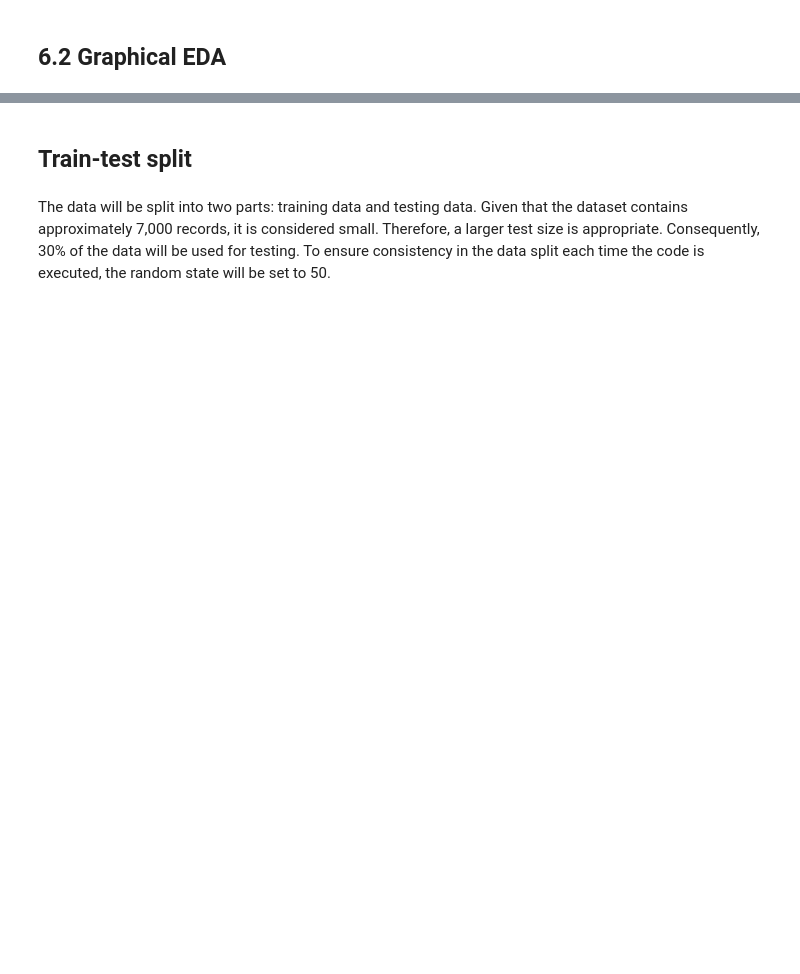
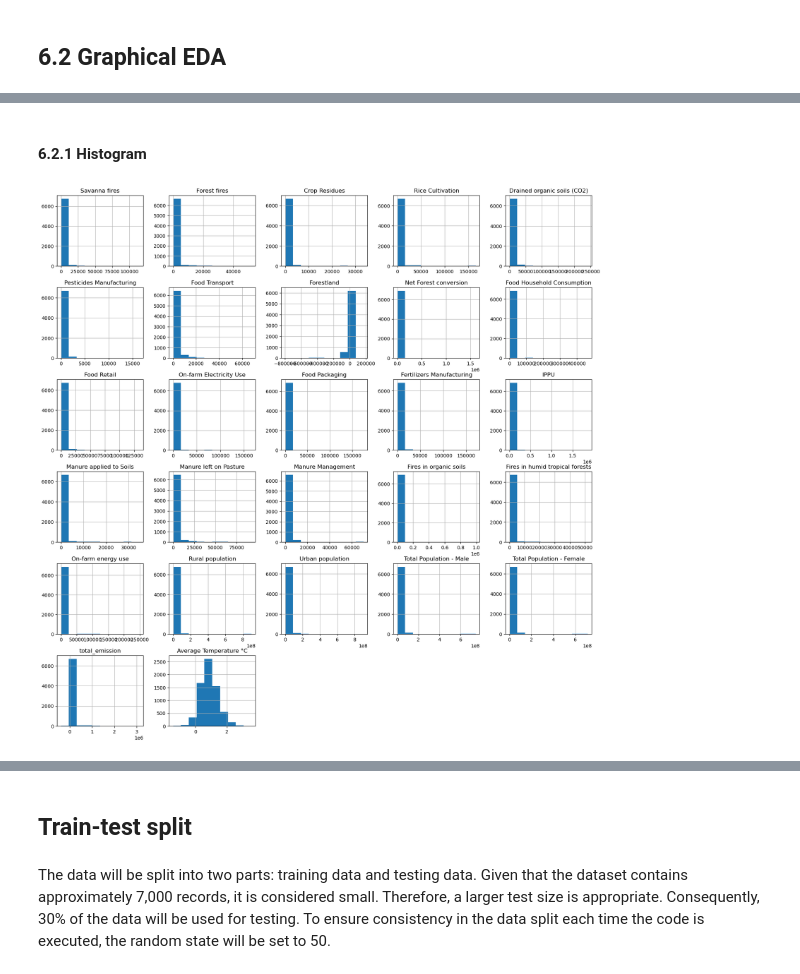
Before and after one commit to ManqobaMnguni/2401PTDS_Regression_Project_FM2, a Jupyter notebook: 2401PTDS_Regression_Project_FM2_Final_Report.ipynb, the cells around one changed output, grey strips where cells are left out. Cells and saved outputs as stored; diff of their text form; code cells hidden in the pictures; blank space fills up the shorter version.

```diff
--- a/2401PTDS_Regression_Project_FM2_Final_Report.ipynb
+++ b/2401PTDS_Regression_Project_FM2_Final_Report.ipynb
@@ -744,0 +897,14 @@ print(grouped_df)
+# %% [markdown]
+#### 6.2.1 Histogram
+# %%
+features = ['Savanna fires', 'Forest fires','Crop Residues','Rice Cultivation','Drained organic soils (CO2)',
+                'Pesticides Manufacturing','Food Transport','Forestland','Net Forest conversion',
+                'Food Household Consumption','Food Retail','On-farm Electricity Use','Food Packaging',
+                'Fertilizers Manufacturing','IPPU','Manure applied to Soils','Manure left on Pasture',
+                'Manure Management','Fires in organic soils','Fires in humid tropical forests','On-farm energy use',
+                'Rural population','Urban population','Total Population - Male','Total Population - Female',
+                'total_emission','Average Temperature °C']
+df[features].hist(figsize=(20,20));
+plt.savefig('Histogram_image.png', bbox_inches='tight')  # Save as PNG file
+# %% [output]
+[figure, added]
```
Also changed, not shown: parts of 95 cells of this notebook.
